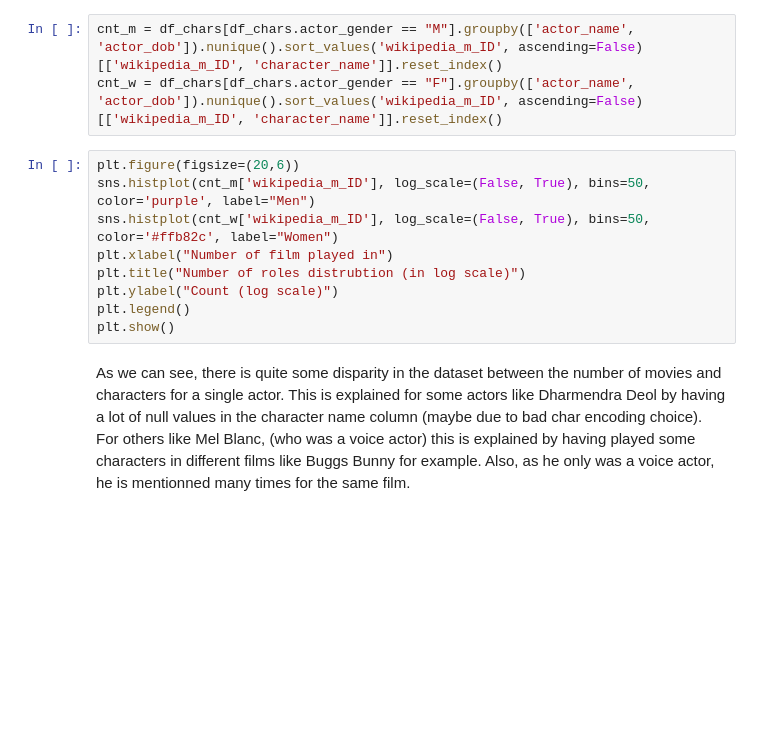
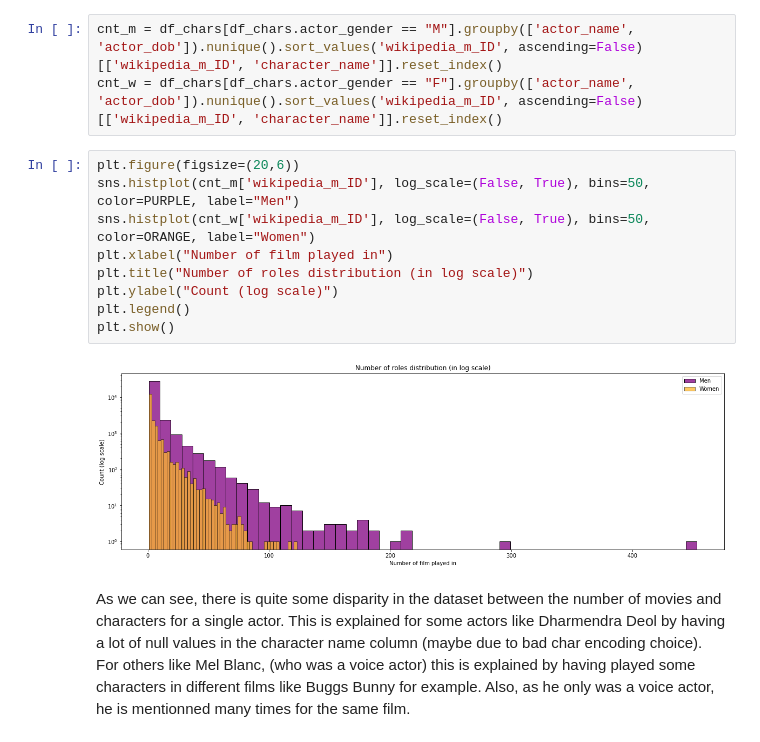
Before and after one commit to epfl-ada/ada-2022-project-dadalife, a Jupyter notebook: ADA_CMU.ipynb, the cells around one changed output. Saved outputs shown, nothing was run; the diff lists cells and outputs as text; blank space fills up the shorter version.

```diff
--- a/ADA_CMU.ipynb
+++ b/ADA_CMU.ipynb
@@ -350,13 +450,15 @@ cnt_m = df_chars[df_chars.actor_gender == "M"].groupby(['actor_name', 'actor_dob
 cnt_w = df_chars[df_chars.actor_gender == "F"].groupby(['actor_name', 'actor_dob']).nunique().sort_values('wikipedia_m_ID', ascending=False)[['wikipedia_m_ID', 'character_name']].reset_index()
 # %%
 plt.figure(figsize=(20,6))
-sns.histplot(cnt_m['wikipedia_m_ID'], log_scale=(False, True), bins=50, color='purple', label="Men")
-sns.histplot(cnt_w['wikipedia_m_ID'], log_scale=(False, True), bins=50, color='#ffb82c', label="Women")
+sns.histplot(cnt_m['wikipedia_m_ID'], log_scale=(False, True), bins=50, color=PURPLE, label="Men")
+sns.histplot(cnt_w['wikipedia_m_ID'], log_scale=(False, True), bins=50, color=ORANGE, label="Women")
 plt.xlabel("Number of film played in")
-plt.title("Number of roles distrubtion (in log scale)")
+plt.title("Number of roles distribution (in log scale)")
 plt.ylabel("Count (log scale)")
 plt.legend()
 plt.show()
+# %% [output]
+[figure, added]
 # %% [markdown]
 As we can see, there is quite some disparity in the dataset between the number of movies and characters for a single actor. This is explained for some actors like Dharmendra Deol by having a lot of null values in the character name column (maybe due to bad char encoding choice). For others like Mel Blanc, (who was a voice actor) this is explained by having played some characters in different films like Buggs Bunny for example. Also, as he only was a voice actor, he is mentionned many times for the same film.
 # %% [markdown]
```
Also changed, not shown: parts of 80 cells of this notebook.
